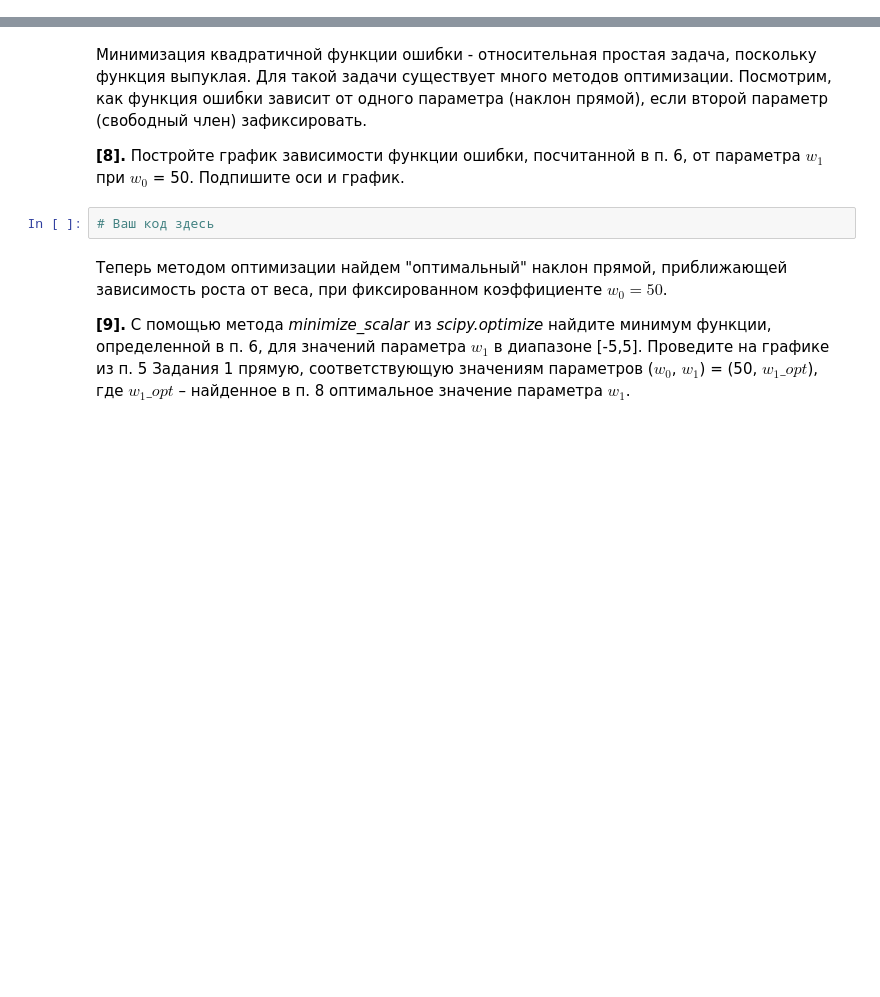
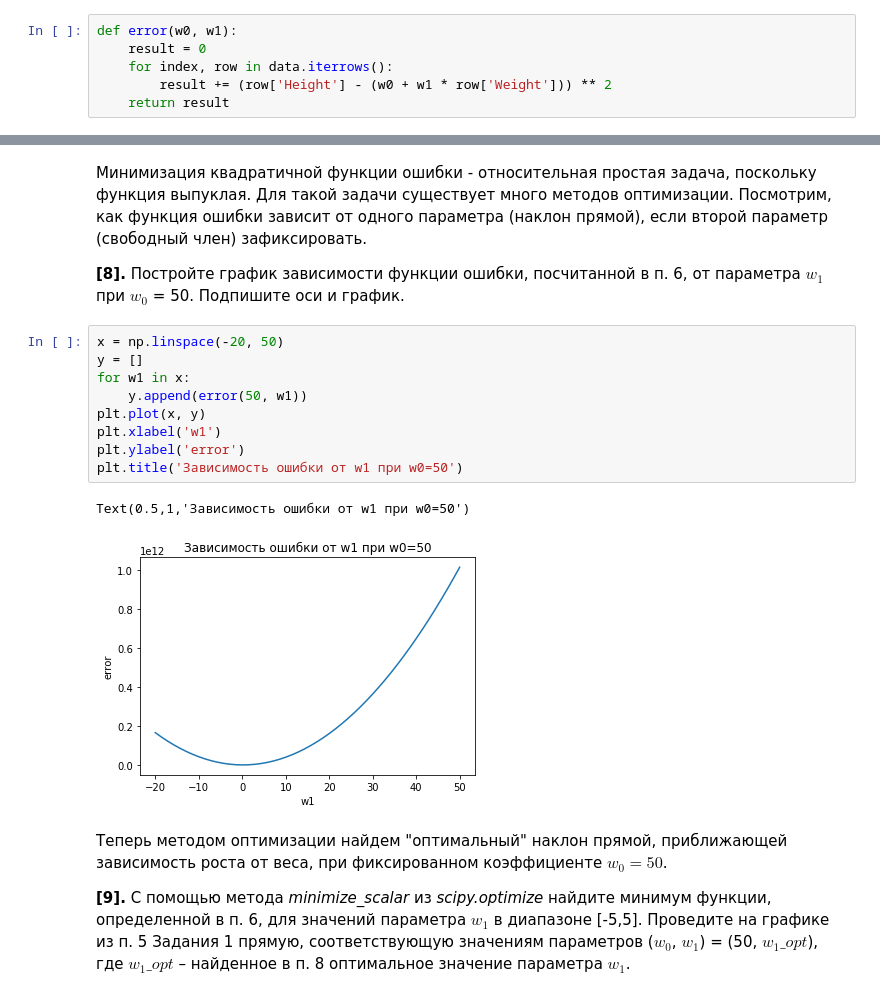
Before and after one commit to ultimatum424/NTP, a Jupyter notebook: lab1/peer_review_linreg_height_weight.ipynb, the cells around one changed output, grey strips where cells are left out. Cells and saved outputs as stored; diff of their text form; blank space fills up the shorter version.

```diff
--- a/lab1/peer_review_linreg_height_weight.ipynb
+++ b/lab1/peer_review_linreg_height_weight.ipynb
@@ -124,3 +125,9 @@ $$error(w_0, w_1) = \sum_{i=1}^n {(y_i - (w_0 + w_1 * x_i))}^2 $$
+# %%
+def error(w0, w1):
+    result = 0
+    for index, row in data.iterrows():
+        result += (row['Height'] - (w0 + w1 * row['Weight'])) ** 2
+    return result
 # %% [markdown]
 Итак, мы решаем задачу: как через облако точек, соответсвующих наблюдениям в нашем наборе данных, в пространстве признаков "Рост" и "Вес" провести прямую линию так, чтобы минимизировать функционал из п. 6. Для начала давайте отобразим хоть какие-то прямые и убедимся, что они плохо передают зависимость роста от веса.
 
@@ -131,8 +152,18 @@ $$error(w_0, w_1) = \sum_{i=1}^n {(y_i - (w_0 + w_1 * x_i))}^2 $$
 Минимизация квадратичной функции ошибки - относительная простая задача, поскольку функция выпуклая. Для такой задачи существует много методов оптимизации. Посмотрим, как функция ошибки зависит от одного параметра (наклон прямой), если второй параметр (свободный член) зафиксировать.
 
 **[8].** Постройте график зависимости функции ошибки, посчитанной в п. 6, от параметра $w_1$ при $w_0$ = 50. Подпишите оси и график.
-# %%
-# Ваш код здесь
+# %%
+x = np.linspace(-20, 50)
+y = []
+for w1 in x:
+    y.append(error(50, w1))
+plt.plot(x, y)
+plt.xlabel('w1')
+plt.ylabel('error')
+plt.title('Зависимость ошибки от w1 при w0=50')
+# %% [output]
+Text(0.5,1,'Зависимость ошибки от w1 при w0=50')
+[figure, added]
 # %% [markdown]
 Теперь методом оптимизации найдем "оптимальный" наклон прямой, приближающей зависимость роста от веса, при фиксированном коэффициенте $w_0 = 50$.
 
```
Also changed, not shown: parts of 15 cells of this notebook.
